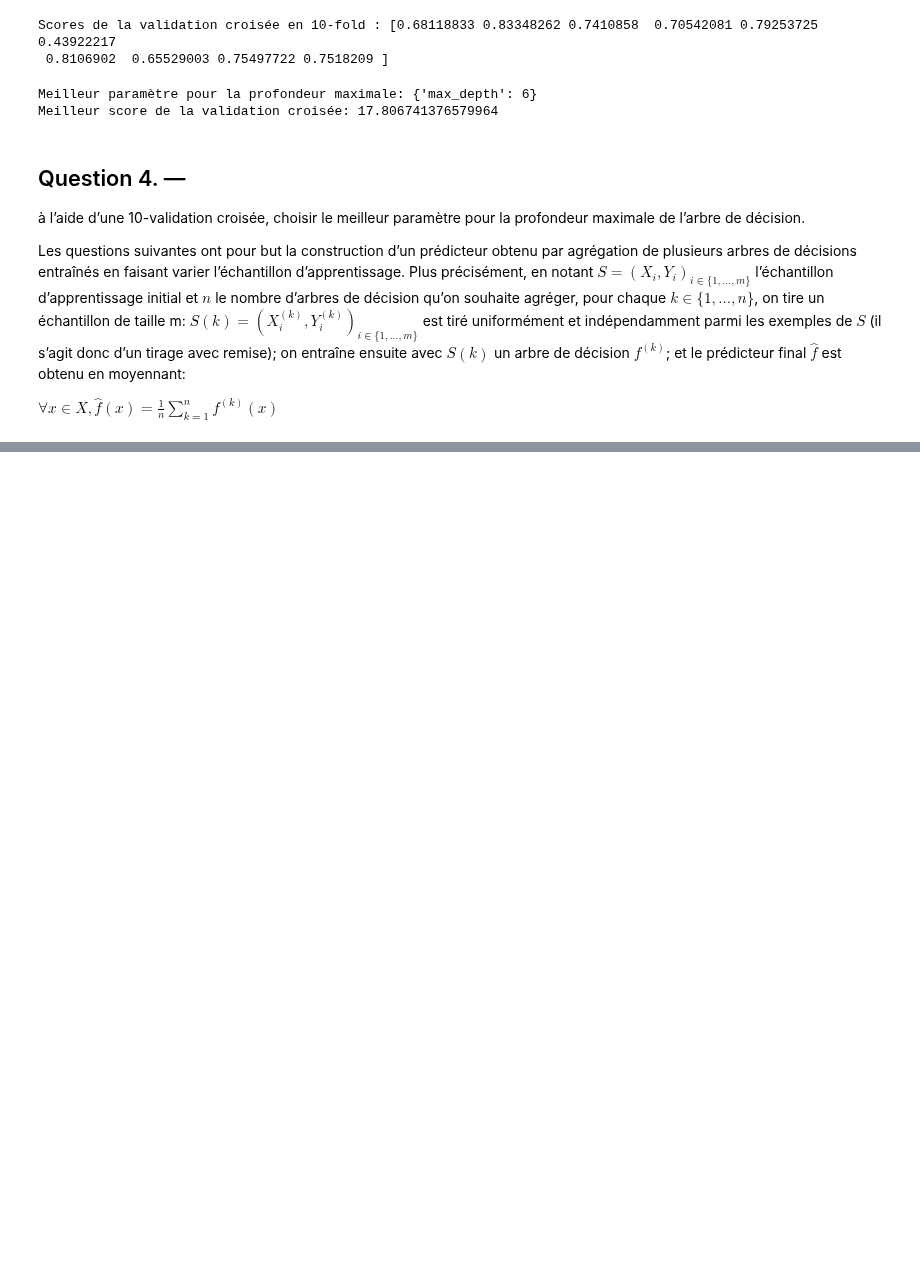
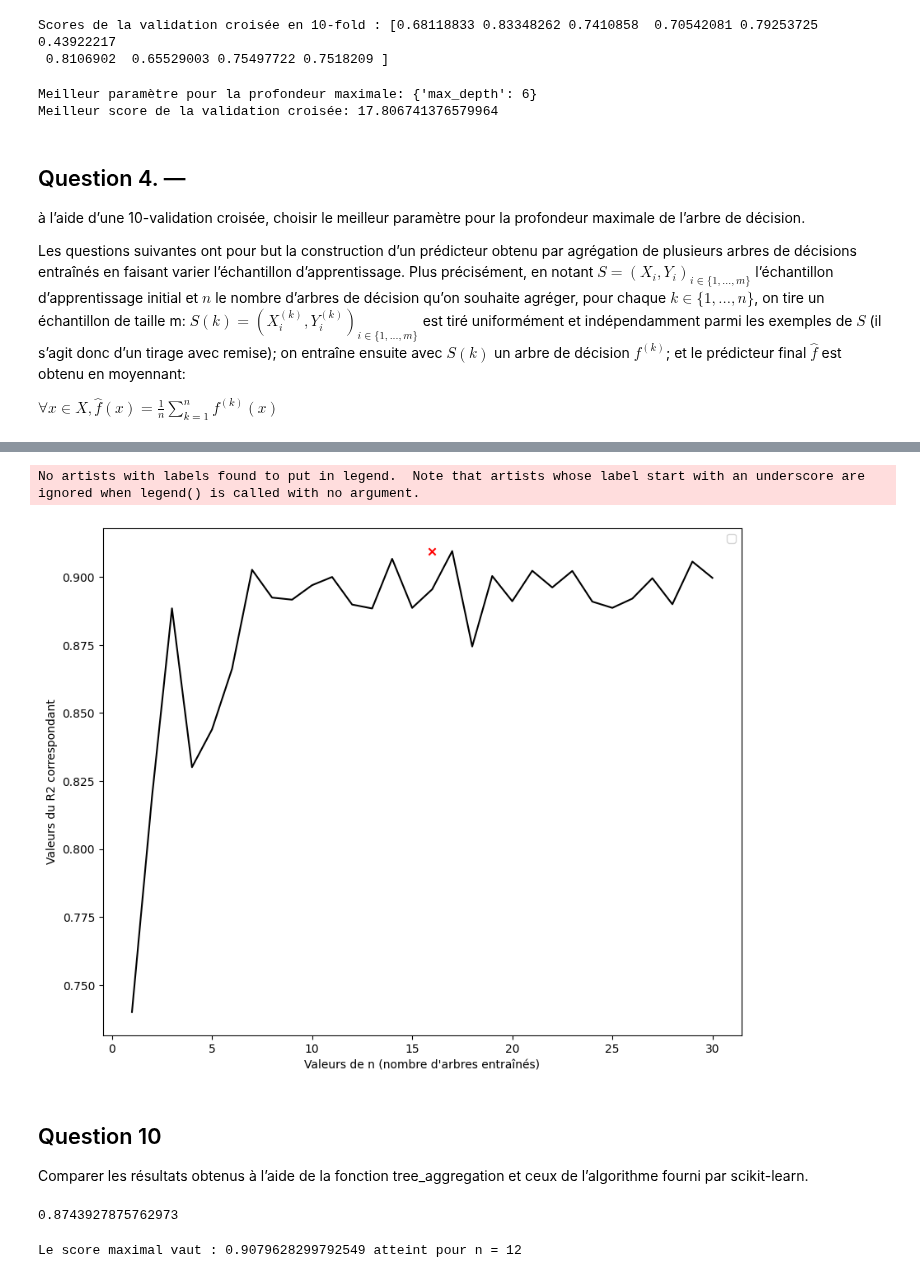
Before and after one commit to AugustinCablant/Learning-ML, a Jupyter notebook: TP_ENSAE_2A/TP2.ipynb, the cells around one changed output, grey strips where cells are left out. Cells and saved outputs as stored; diff of their text form; code cells hidden in the pictures; blank space fills up the shorter version.

```diff
--- a/TP_ENSAE_2A/TP2.ipynb
+++ b/TP_ENSAE_2A/TP2.ipynb
@@ -134,0 +139,7 @@ r2_score(y_test, dt3.predict(X_test))
+# %%
+liste_predicteurs = []
+for _ in range(5):
+    X_train_, y_train_ = resample(X_train, y_train)
+    dt3 = DecisionTreeRegressor(random_state=0).fit(X_train_,y_train_)
+    liste_predicteurs.append(dt3)
+    print(r2_score(y_test, dt3.predict(X_test)))
@@ -134,0 +154,6 @@ r2_score(y_test, dt3.predict(X_test))
+# %%
+mean_predictions = 0
+for predicteur in liste_predicteurs:
+    mean_predictions += predicteur.predict(X_test)
+mean_predictions /= 5
+r2_score(y_test, mean_predictions)
@@ -134,0 +168,44 @@ r2_score(y_test, dt3.predict(X_test))
+# %%
+def tree_aggregation(n_trees):
+    mean_predictions = 0
+    for _ in range(n_trees):
+        X_train_, y_train_ = resample(X_train, y_train)
+        dt = DecisionTreeRegressor(random_state=0).fit(X_train_,y_train_)
+        mean_predictions += dt.predict(X_test)
+    mean_predictions /= n_trees
+    return r2_score(y_test, mean_predictions)
+
+values_of_n = np.array([i for i in range(1,31)])
+values_of_r = np.array([tree_aggregation(n) for n in values_of_n])
+max_r = max(values_of_r)
+arg_max = np.argmax(values_of_r)
+
+plt.figure(figsize=(10,8))
+plt.plot(values_of_n, values_of_r, color = 'black')
+plt.scatter(arg_max, max_r, color = 'red', marker = 'x')
+plt.xlabel("Valeurs de n (nombre d'arbres entraînés)")
+plt.ylabel("Valeurs du R2 correspondant")
+plt.legend()
+plt.show()
+# %% [output]
+No artists with labels found to put in legend.  Note that artists whose label start with an underscore are ignored when legend() is called with no argument.
+[figure, added]
+# %% [markdown]
+## Question 10
+
+Comparer les résultats obtenus à l’aide de la fonction tree_aggregation et ceux de l’algorithme
+fourni par scikit-learn.
+# %%
+rf = RandomForestRegressor(n_estimators=5).fit(X_train,y_train)
+r2_score(y_test, rf.predict(X_test))
+# %% [output]
+0.8743927875762973
+# %%
+scores = []
+for n in range(1,20):
+    rf = RandomForestRegressor(n_estimators=5).fit(X_train,y_train)
+    scores.append(r2_score(y_test, rf.predict(X_test)))
+scores = np.array(scores)
+print("Le score maximal vaut :", max(scores), "atteint pour n =", np.argmax(scores))
+# %% [output]
+Le score maximal vaut : 0.9079628299792549 atteint pour n = 12
```
Also changed, not shown: parts of 7 cells of this notebook, 1 other file.
